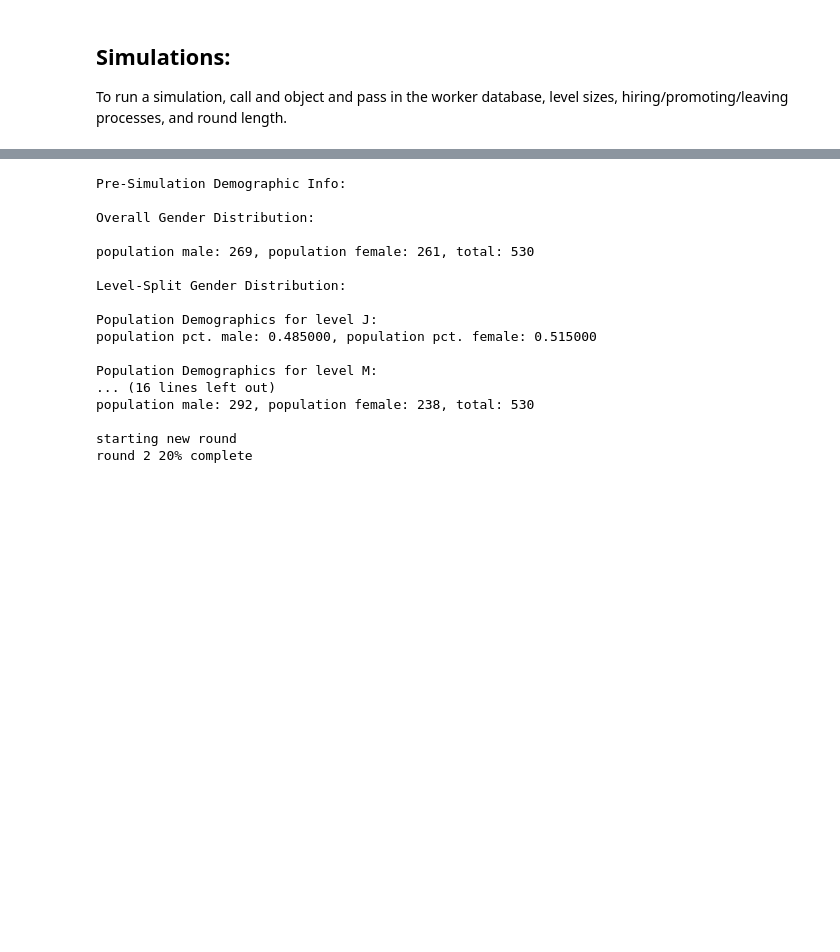
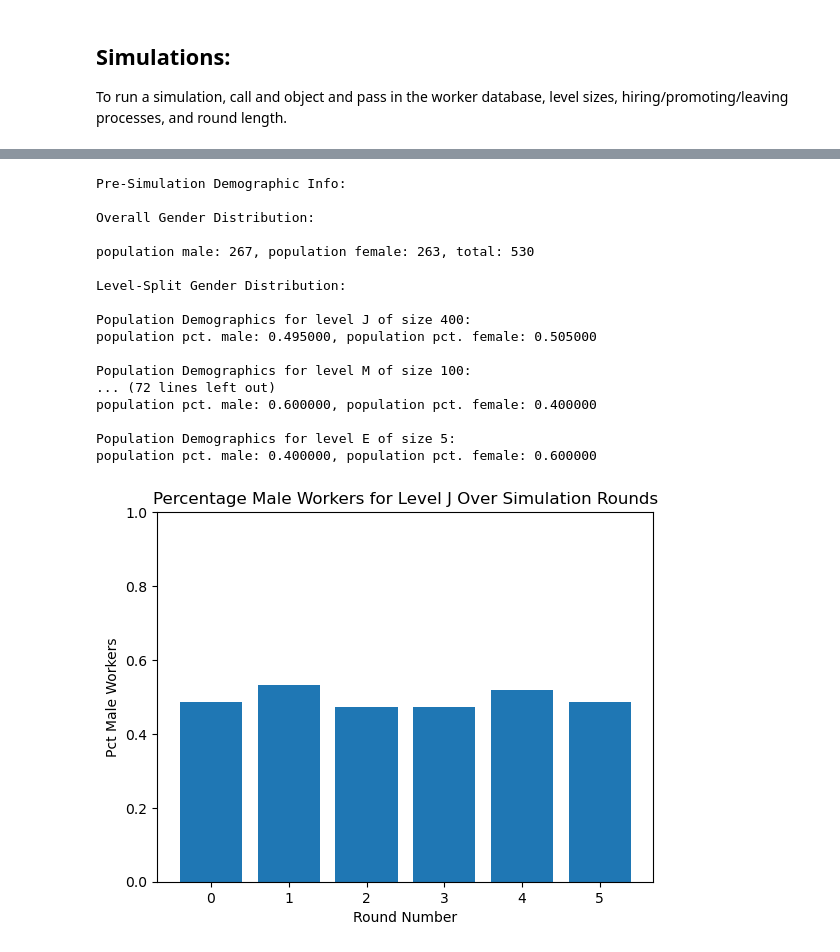
Before and after one commit to bmosh/4580_final_project, a Jupyter notebook: FP_v2.ipynb, the cells around one changed output, grey strips where cells are left out. Cells and saved outputs as stored; diff of their text form; code cells hidden in the pictures; blank space fills up the shorter version.

```diff
--- a/FP_v2.ipynb
+++ b/FP_v2.ipynb
@@ -475,22 +516,23 @@ population pct. male: 0.800000, population pct. female: 0.200000
 # %%
-logit_promote_sim = Simulation(worker_db, level_sizes, base_populate_initial_workforce, base_remove_expired_workers,base_hire_worker, logit_promote_workers, round_length=5)
+logit_promote_sim = Simulation(worker_db, level_sizes, base_populate_initial_workforce, base_remove_expired_workers,base_hire_worker, logit_promote_workers, round_length, num_rounds)
 
 logit_promote_sim.run_simulation()
 # %% [output]
 Pre-Simulation Demographic Info:
 
 Overall Gender Distribution:
 
-population male: 269, population female: 261, total: 530
+population male: 267, population female: 263, total: 530
 
 Level-Split Gender Distribution:
 
-Population Demographics for level J:
-population pct. male: 0.485000, population pct. female: 0.515000
+Population Demographics for level J of size 400:
+population pct. male: 0.495000, population pct. female: 0.505000
 
-Population Demographics for level M:
-... (16 lines left out)
-population male: 292, population female: 238, total: 530
+Population Demographics for level M of size 100:
+... (72 lines left out)
+population pct. male: 0.600000, population pct. female: 0.400000
 
-starting new round
-round 2 20% complete
+Population Demographics for level E of size 5:
+population pct. male: 0.400000, population pct. female: 0.600000
+[figure, added]
```
Also changed, not shown: parts of 10 cells of this notebook.
